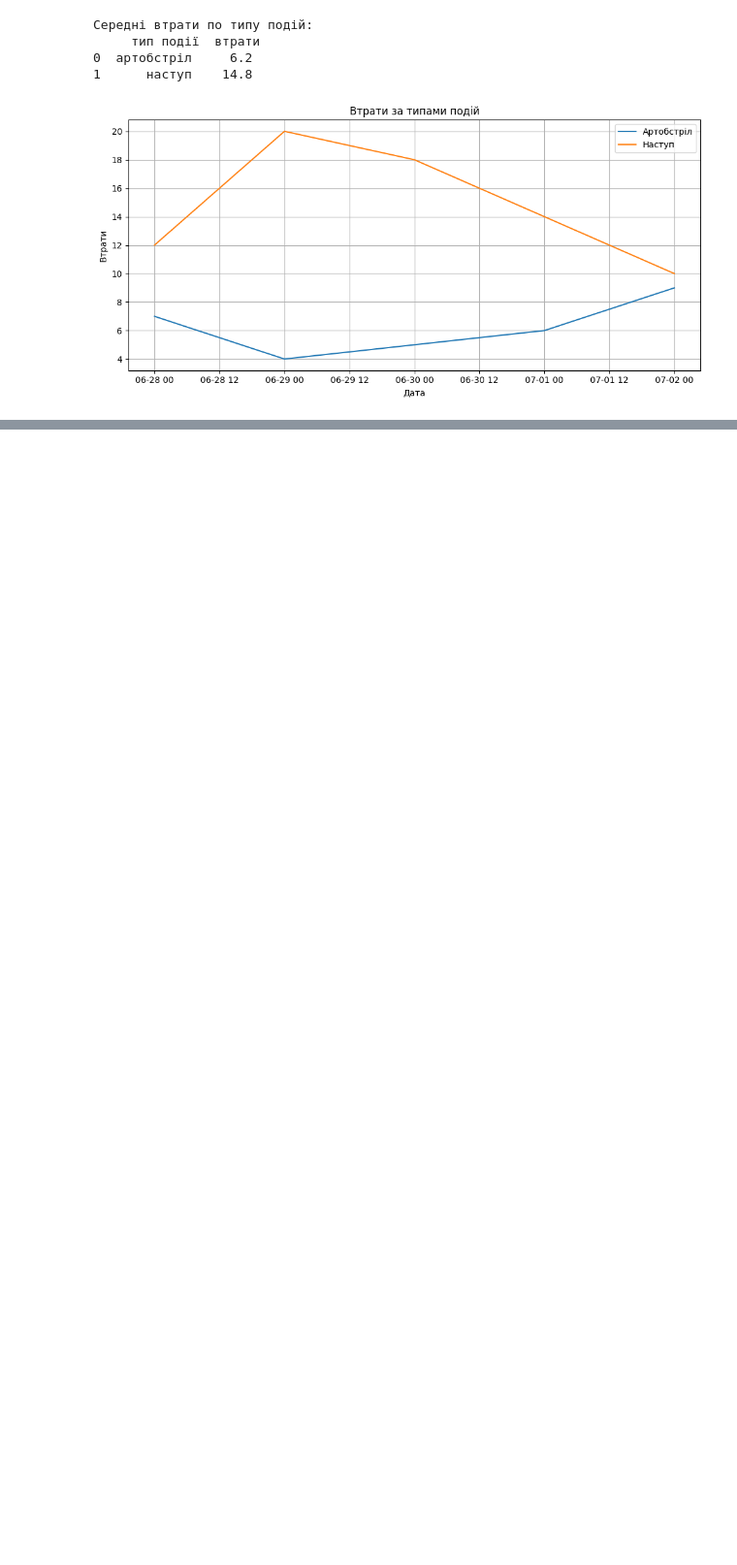
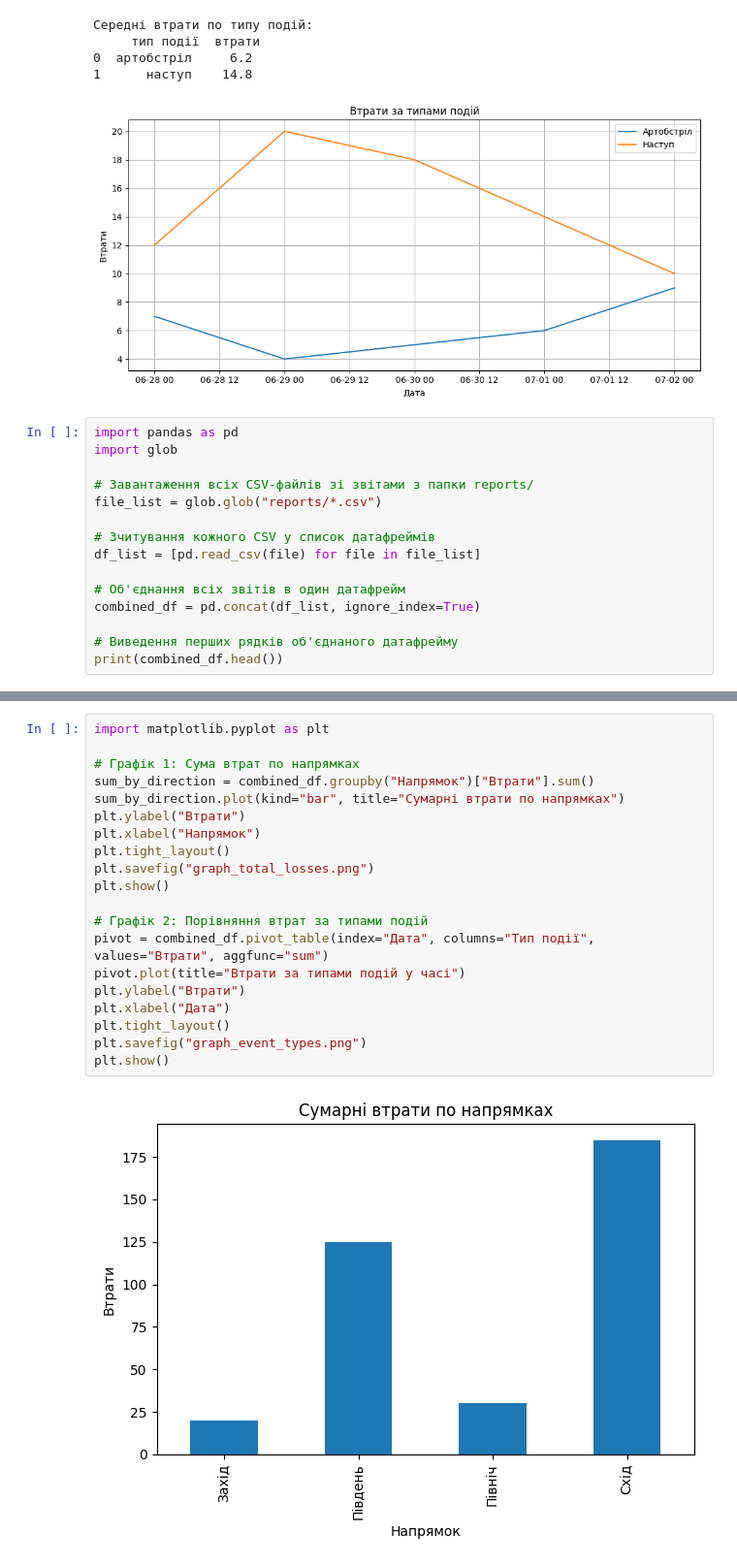
Before and after one commit to VladTytarenko06/sample1, a Jupyter notebook: python/07_projects.ipynb, the cells around one changed output, grey strips where cells are left out. Shown at 97% size. Drawn from its saved outputs; the diff is of its cells as text; blank space fills up the shorter version.

```diff
--- a/python/07_projects.ipynb
+++ b/python/07_projects.ipynb
@@ -324,3 +324,18 @@ plt.show()
 0  артобстріл     6.2
 1      наступ    14.8
 [figure]
+# %%
+import pandas as pd
+import glob
+
+# Завантаження всіх CSV-файлів зі звітами з папки reports/
+file_list = glob.glob("reports/*.csv")
+
+# Зчитування кожного CSV у список датафреймів
+df_list = [pd.read_csv(file) for file in file_list]
+
+# Об'єднання всіх звітів в один датафрейм
+combined_df = pd.concat(df_list, ignore_index=True)
+
+# Виведення перших рядків об'єднаного датафрейму
+print(combined_df.head())
@@ -326,0 +375,22 @@ plt.show()
+# %%
+import matplotlib.pyplot as plt
+
+# Графік 1: Сума втрат по напрямках
+sum_by_direction = combined_df.groupby("Напрямок")["Втрати"].sum()
+sum_by_direction.plot(kind="bar", title="Сумарні втрати по напрямках")
+plt.ylabel("Втрати")
+plt.xlabel("Напрямок")
+plt.tight_layout()
+plt.savefig("graph_total_losses.png")
+plt.show()
+
+# Графік 2: Порівняння втрат за типами подій
+pivot = combined_df.pivot_table(index="Дата", columns="Тип події", values="Втрати", aggfunc="sum")
+pivot.plot(title="Втрати за типами подій у часі")
+plt.ylabel("Втрати")
+plt.xlabel("Дата")
+plt.tight_layout()
+plt.savefig("graph_event_types.png")
+plt.show()
+# %% [output]
+[figure, added]
```
Also changed, not shown: parts of 6 cells of this notebook, 12 other files.
